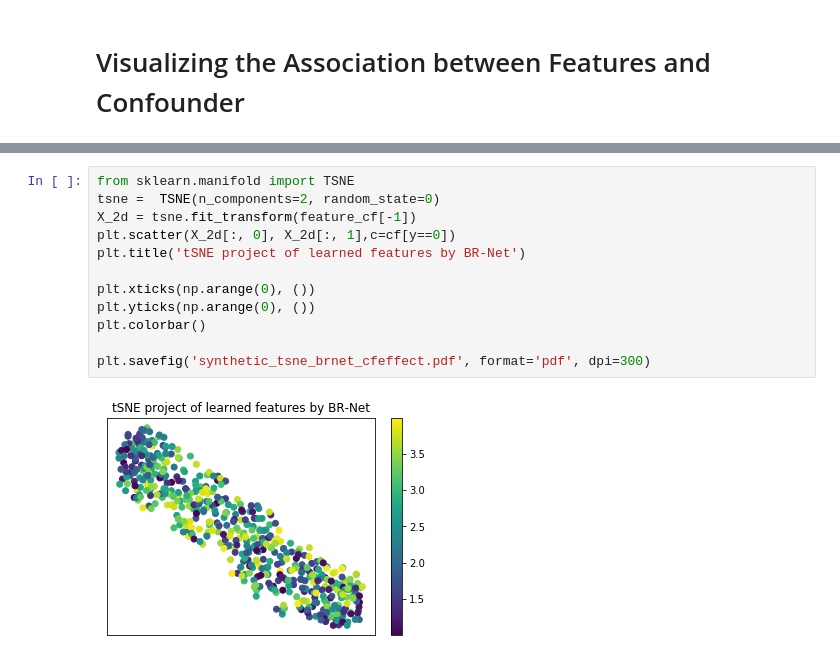
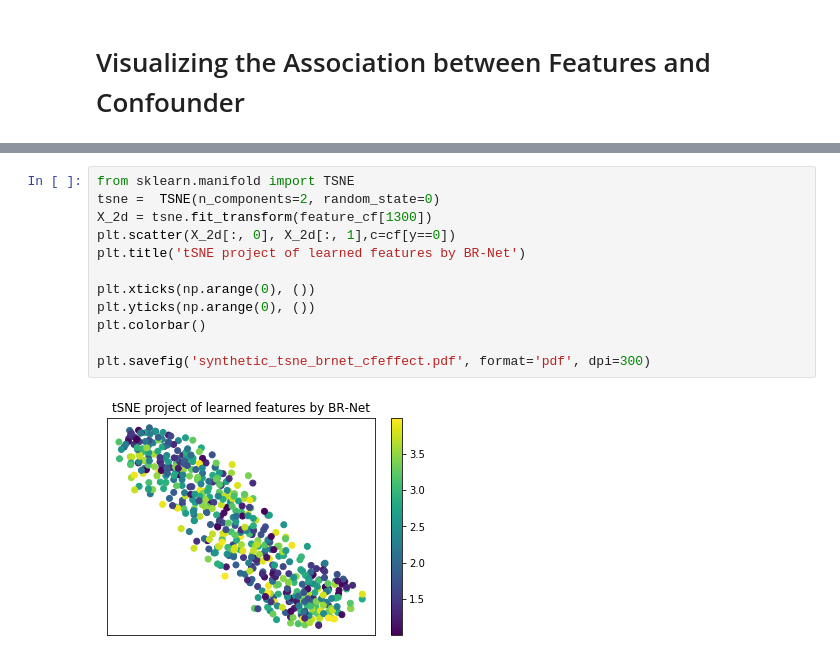
Before and after one commit to QingyuZhao/BR-Net, a Jupyter notebook: BR_net.ipynb, the cells around one changed output, grey strips where cells are left out. Cells and saved outputs as stored; diff of their text form.

```diff
--- a/BR_net.ipynb
+++ b/BR_net.ipynb
@@ -243,14 +238,14 @@ plt.savefig('synthetic_plot.pdf', format='pdf', dpi=300)
 # %%
 from sklearn.manifold import TSNE
 tsne =  TSNE(n_components=2, random_state=0)
-X_2d = tsne.fit_transform(feature_cf[-1])
+X_2d = tsne.fit_transform(feature_cf[1300])
 plt.scatter(X_2d[:, 0], X_2d[:, 1],c=cf[y==0])
 plt.title('tSNE project of learned features by BR-Net')
 
 plt.xticks(np.arange(0), ())
 plt.yticks(np.arange(0), ())
 plt.colorbar()
 
 plt.savefig('synthetic_tsne_brnet_cfeffect.pdf', format='pdf', dpi=300)
 # %% [output]
-[figure, old version]
+[figure, new version]
```
Also changed, not shown: parts of 3 cells of this notebook, 1 other file.
